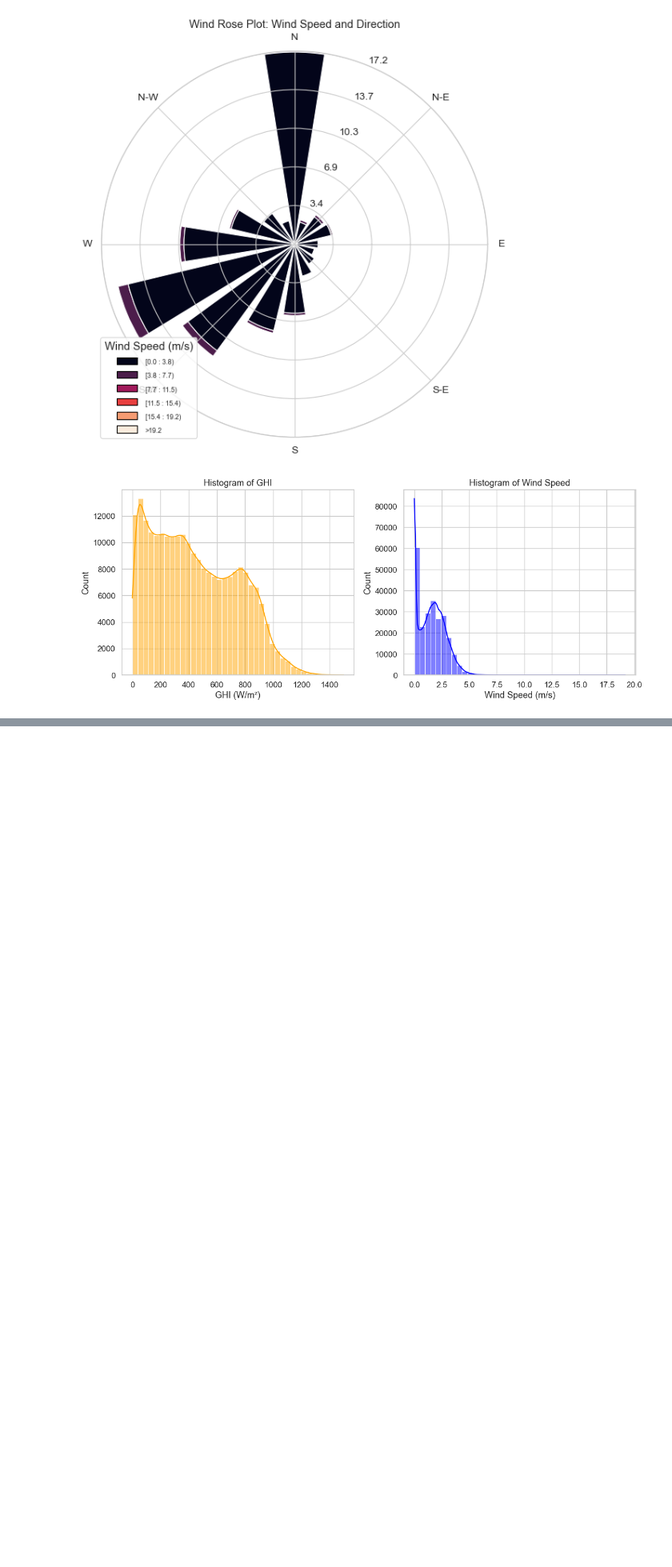
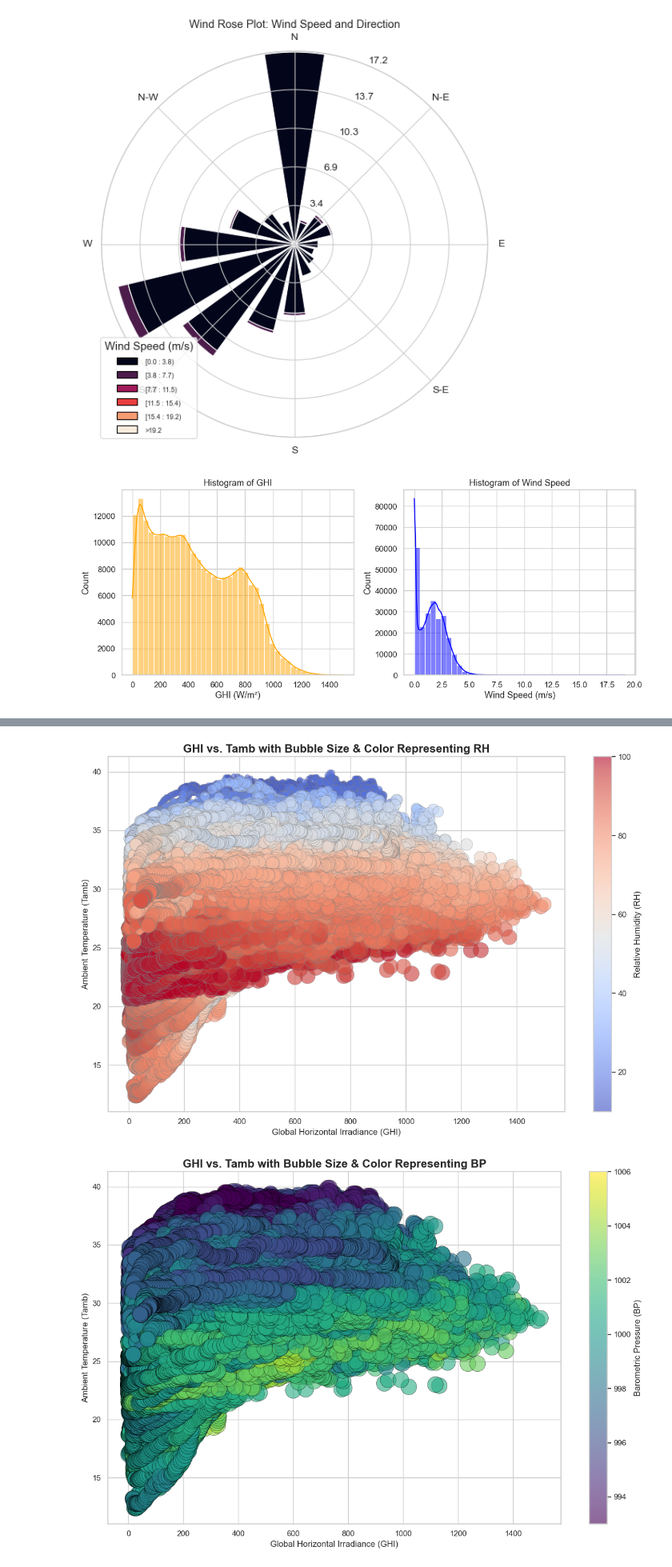
Before and after one commit to Dagiayy/solar-challenge-week1, a Jupyter notebook: notebooks/sierraleone_eda.ipynb, the cells around one changed output, grey strips where cells are left out. Shown at 80% size. Cells and saved outputs as stored; diff of their text form; code cells hidden in the pictures; blank space fills up the shorter version.

```diff
--- a/notebooks/sierraleone_eda.ipynb
+++ b/notebooks/sierraleone_eda.ipynb
@@ -411,0 +445,55 @@ plt.show()
+# %%
+import pandas as pd
+import matplotlib.pyplot as plt
+import seaborn as sns
+
+# Load the cleaned data
+df = pd.read_csv(r'C:\Users\dagi\OneDrive\Desktop\Kifiya\solar-challenge-week1\data\sierraleone-bumbuna_clean.csv')
+
+# Set plot style
+sns.set(style="whitegrid", context="notebook")
+
+# Bubble Chart: GHI vs. Tamb with bubble size = RH
+plt.figure(figsize=(12, 8))
+bubble1 = plt.scatter(
+    df['GHI'],
+    df['Tamb'],
+    s=df['RH'] * 5,               # Scale size of bubbles
+    c=df['RH'],
+    cmap='coolwarm',
+    alpha=0.6,
+    edgecolors='gray',
+    linewidths=0.5
+)
+cbar = plt.colorbar(bubble1)
+cbar.set_label('Relative Humidity (RH)', fontsize=12)
+plt.title('GHI vs. Tamb with Bubble Size & Color Representing RH', fontsize=16, fontweight='bold')
+plt.xlabel('Global Horizontal Irradiance (GHI)', fontsize=12)
+plt.ylabel('Ambient Temperature (Tamb)', fontsize=12)
+plt.grid(True)
+plt.tight_layout()
+plt.show()
+
+# Bubble Chart: GHI vs. Tamb with bubble size = BP
+plt.figure(figsize=(12, 8))
+bubble2 = plt.scatter(
+    df['GHI'],
+    df['Tamb'],
+    s=df['BP'] * 0.5,             # Scale size of bubbles
+    c=df['BP'],
+    cmap='viridis',
+    alpha=0.6,
+    edgecolors='black',
+    linewidths=0.5
+)
+cbar = plt.colorbar(bubble2)
+cbar.set_label('Barometric Pressure (BP)', fontsize=12)
+plt.title('GHI vs. Tamb with Bubble Size & Color Representing BP', fontsize=16, fontweight='bold')
+plt.xlabel('Global Horizontal Irradiance (GHI)', fontsize=12)
+plt.ylabel('Ambient Temperature (Tamb)', fontsize=12)
+plt.grid(True)
+plt.tight_layout()
+plt.show()
+# %% [output]
+[figure, added]
+[figure, added]
```
Also changed, not shown: parts of 1 cell of this notebook.
